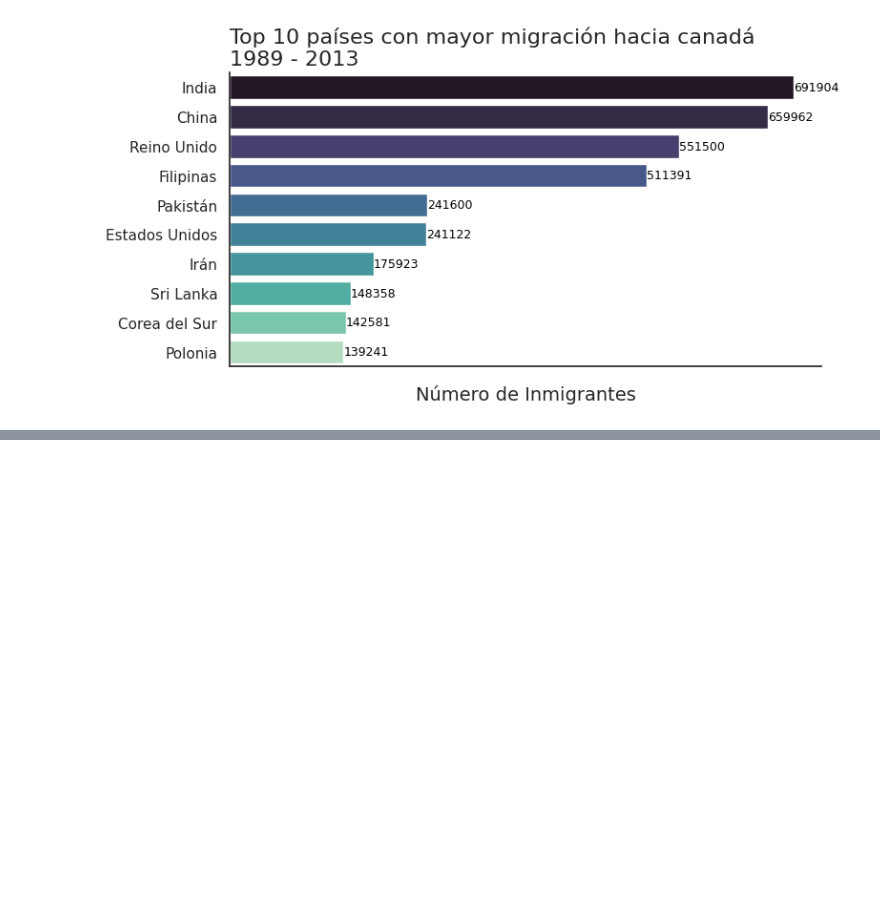
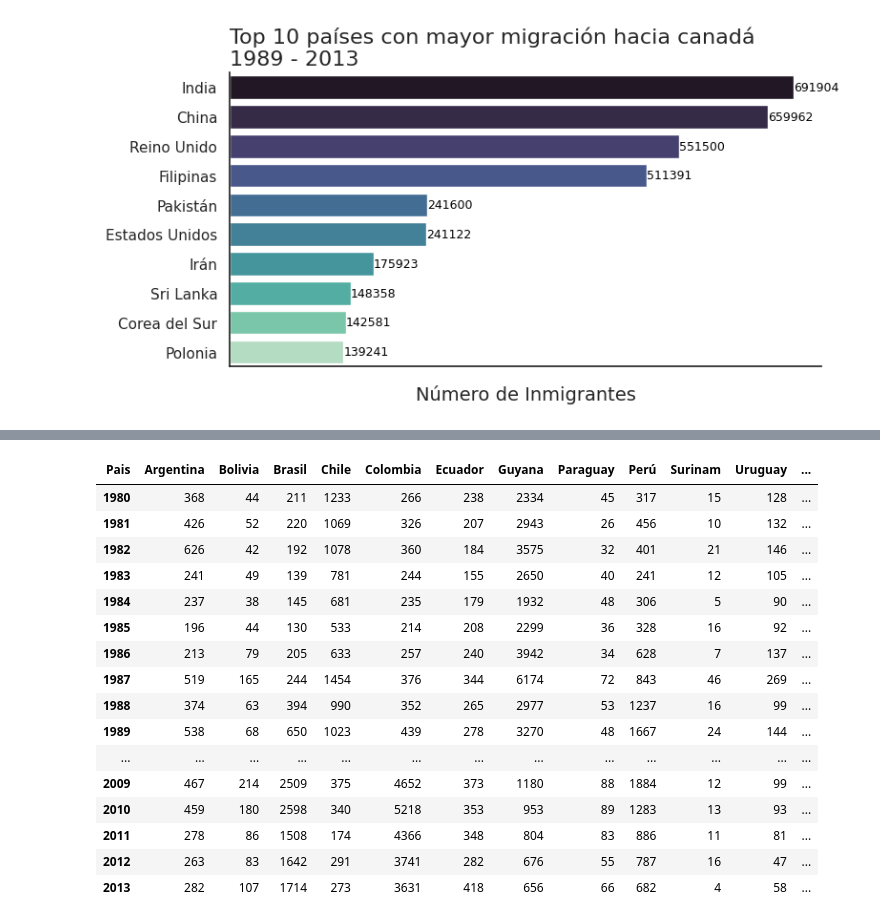
Before and after one commit to smringdesigns/Visualizacion-Datos-Graficando, a Jupyter notebook: Visualización_de_Datos_Creando_Gráficos.ipynb, the cells around one changed output, grey strips where cells are left out. Saved outputs shown, nothing was run; the diff lists cells and outputs as text; code cells hidden in the pictures; blank space fills up the shorter version.

```diff
--- a/Visualización_de_Datos_Creando_Gráficos.ipynb
+++ b/Visualización_de_Datos_Creando_Gráficos.ipynb
@@ -463,0 +479,3 @@ generar_grafico('mako')
+# %%
+sudamerica.drop(['Continente','Region','Total'],axis=1,inplace=True)
+sudamerica
@@ -463,0 +501,22 @@ generar_grafico('mako')
+# %%
+sudamerica = sudamerica.T
+# %%
+sudamerica
+# %% [output]
+| Pais | Argentina | Bolivia | Brasil | Chile | Colombia | Ecuador | Guyana | Paraguay | Perú | Surinam | Uruguay | ... |
+| 1980 | 368 | 44 | 211 | 1233 | 266 | 238 | 2334 | 45 | 317 | 15 | 128 | ... |
+| 1981 | 426 | 52 | 220 | 1069 | 326 | 207 | 2943 | 26 | 456 | 10 | 132 | ... |
+| 1982 | 626 | 42 | 192 | 1078 | 360 | 184 | 3575 | 32 | 401 | 21 | 146 | ... |
+| 1983 | 241 | 49 | 139 | 781 | 244 | 155 | 2650 | 40 | 241 | 12 | 105 | ... |
+| 1984 | 237 | 38 | 145 | 681 | 235 | 179 | 1932 | 48 | 306 | 5 | 90 | ... |
+| 1985 | 196 | 44 | 130 | 533 | 214 | 208 | 2299 | 36 | 328 | 16 | 92 | ... |
+| 1986 | 213 | 79 | 205 | 633 | 257 | 240 | 3942 | 34 | 628 | 7 | 137 | ... |
+| 1987 | 519 | 165 | 244 | 1454 | 376 | 344 | 6174 | 72 | 843 | 46 | 269 | ... |
+| 1988 | 374 | 63 | 394 | 990 | 352 | 265 | 2977 | 53 | 1237 | 16 | 99 | ... |
+| 1989 | 538 | 68 | 650 | 1023 | 439 | 278 | 3270 | 48 | 1667 | 24 | 144 | ... |
+| ... | ... | ... | ... | ... | ... | ... | ... | ... | ... | ... | ... | ... |
+| 2009 | 467 | 214 | 2509 | 375 | 4652 | 373 | 1180 | 88 | 1884 | 12 | 99 | ... |
+| 2010 | 459 | 180 | 2598 | 340 | 5218 | 353 | 953 | 89 | 1283 | 13 | 93 | ... |
+| 2011 | 278 | 86 | 1508 | 174 | 4366 | 348 | 804 | 83 | 886 | 11 | 81 | ... |
+| 2012 | 263 | 83 | 1642 | 291 | 3741 | 282 | 676 | 55 | 787 | 16 | 47 | ... |
+| 2013 | 282 | 107 | 1714 | 273 | 3631 | 418 | 656 | 66 | 682 | 4 | 58 | ... |
```
Also changed, not shown: parts of 5 cells of this notebook.
